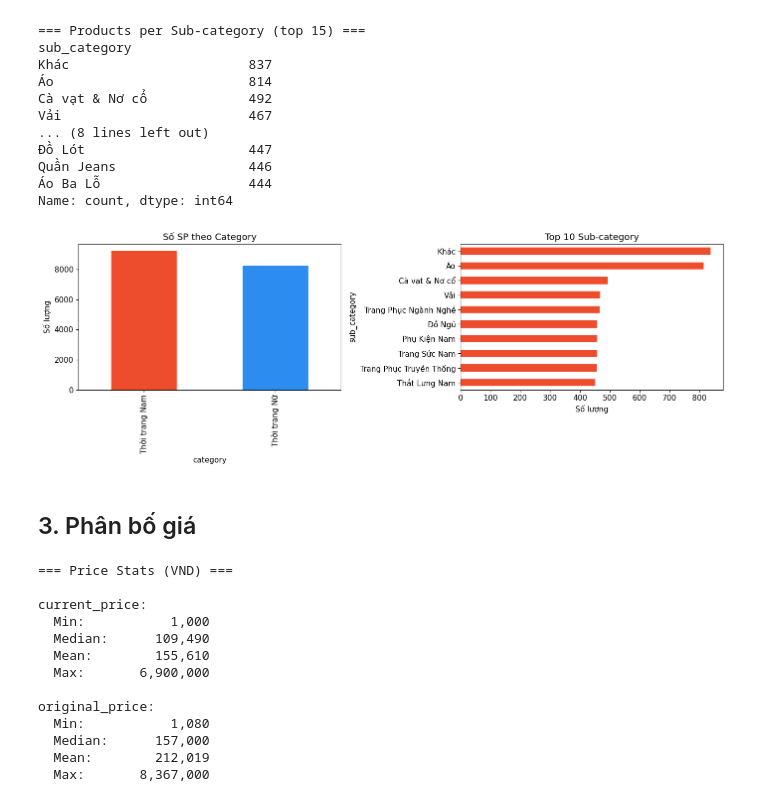
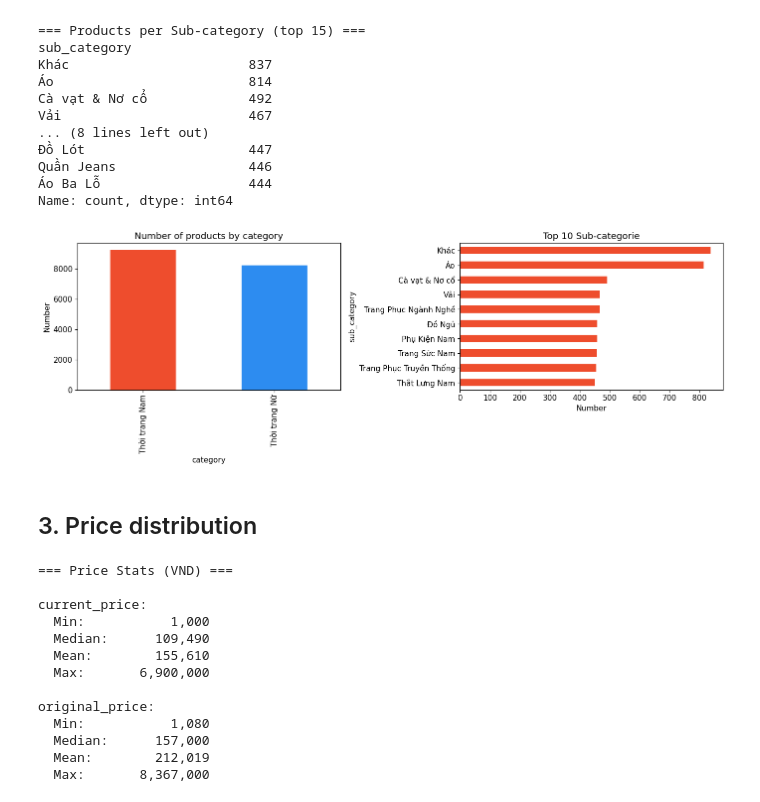
Before and after one commit to NguyenAn05/dv-lab01-ecommerce-analysis, a Jupyter notebook: shopee_crawler/eda_products.ipynb, the cells around one changed output. Saved outputs shown, nothing was run; the diff lists cells and outputs as text; code cells hidden in the pictures.

```diff
--- a/shopee_crawler/eda_products.ipynb
+++ b/shopee_crawler/eda_products.ipynb
@@ -9,7 +9,7 @@ import matplotlib.ticker as ticker
 plt.rcParams['font.size'] = 11
 plt.rcParams['figure.figsize'] = (12, 5)
 
-df = pd.read_csv('shopee_data/products.csv')
+df = pd.read_csv('../data/raw/products.csv')
 print(f'Shape: {df.shape}')
 df.head()
 # %% [output]
@@ -89,22 +89,22 @@ Name: count, dtype: int64
 # %%
 fig, axes = plt.subplots(1, 2, figsize=(14, 5))
 
 df['category'].value_counts().plot(kind='bar', ax=axes[0], color=['#ee4d2d', '#2d8cf0'])
-axes[0].set_title('Số SP theo Category')
-axes[0].set_ylabel('Số lượng')
+axes[0].set_title('Number of products by category')
+axes[0].set_ylabel('Number')
 axes[0].tick_params(axis='x', rotation=90)
 
 df['sub_category'].value_counts().head(10).plot(kind='barh', ax=axes[1], color='#ee4d2d')
-axes[1].set_title('Top 10 Sub-category')
-axes[1].set_xlabel('Số lượng')
+axes[1].set_title('Top 10 Sub-categorie')
+axes[1].set_xlabel('Number')
 axes[1].invert_yaxis()
 
 plt.tight_layout()
 plt.show()
 # %% [output]
-[figure, old version]
+[figure, new version]
 # %% [markdown]
-## 3. Phân bố giá
+## 3. Price distribution
 # %%
 print('=== Price Stats (VND) ===')
 for col in ['current_price', 'original_price']:
```
Also changed, not shown: parts of 9 cells of this notebook, 2 other files.
